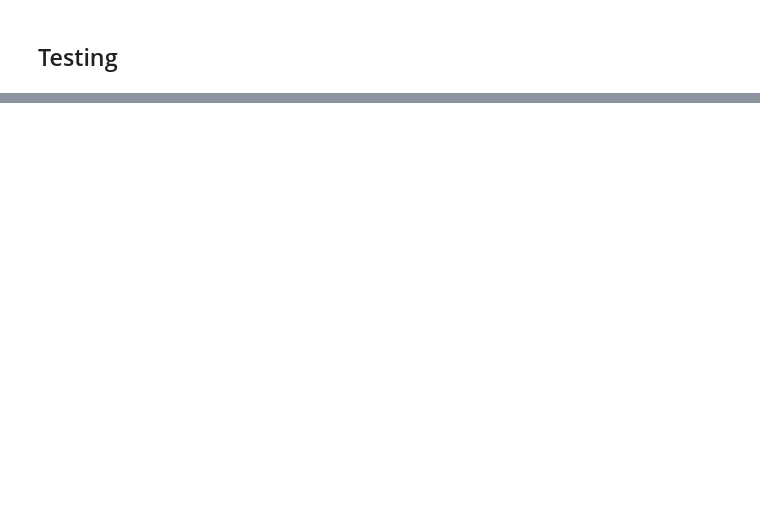
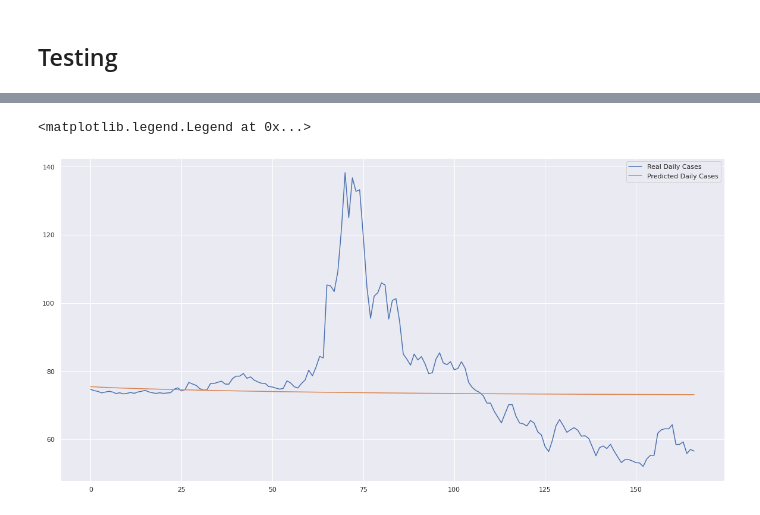
Before and after one commit to MagicMoleMM/Machine_learning_LSTM, a Jupyter notebook: LSTM_EURUSD_Daily.ipynb, the cells around one changed output, grey strips where cells are left out. Cells and saved outputs as stored; diff of their text form; code cells hidden in the pictures; blank space fills up the shorter version.

```diff
--- a/LSTM_EURUSD_Daily.ipynb
+++ b/LSTM_EURUSD_Daily.ipynb
@@ -302,0 +291,15 @@ plt.show()
+# %%
+with torch.no_grad():
+  test_seq = dataX[:1]
+  preds = []
+  for _ in range(len(dataX)):
+    y_test_pred = lstm(test_seq)
+    pred = torch.flatten(y_test_pred).item()
+    preds.append(pred)
+    new_seq = test_seq.numpy().flatten()
+    new_seq = np.append(new_seq, [pred])
+    new_seq = new_seq[1:]
+    test_seq = torch.as_tensor(new_seq).view(1, seq_length, 1).float()
+# %%
+true_cases = sc.inverse_transform(np.expand_dims(dataY.flatten().numpy(), axis=0)).flatten()
+true_cases
@@ -302,0 +324,3 @@ plt.show()
+# %%
+predicted_cases = sc.inverse_transform(np.expand_dims(preds, axis=0)).flatten()
+predicted_cases
@@ -302,0 +345,16 @@ plt.show()
+# %%
+
+plt.plot(
+  # daily_cases.index[len(train_data):len(train_data) + len(true_cases)],
+  true_cases,
+  label='Real Daily Cases')
+
+plt.plot(
+  # daily_cases.index[len(train_data):len(train_data) + len(true_cases)],
+  predicted_cases,
+  label='Predicted Daily Cases')
+
+plt.legend()
+# %% [output]
+<matplotlib.legend.Legend at 0x...>
+[figure, added]
```
Also changed, not shown: parts of 18 cells of this notebook.
